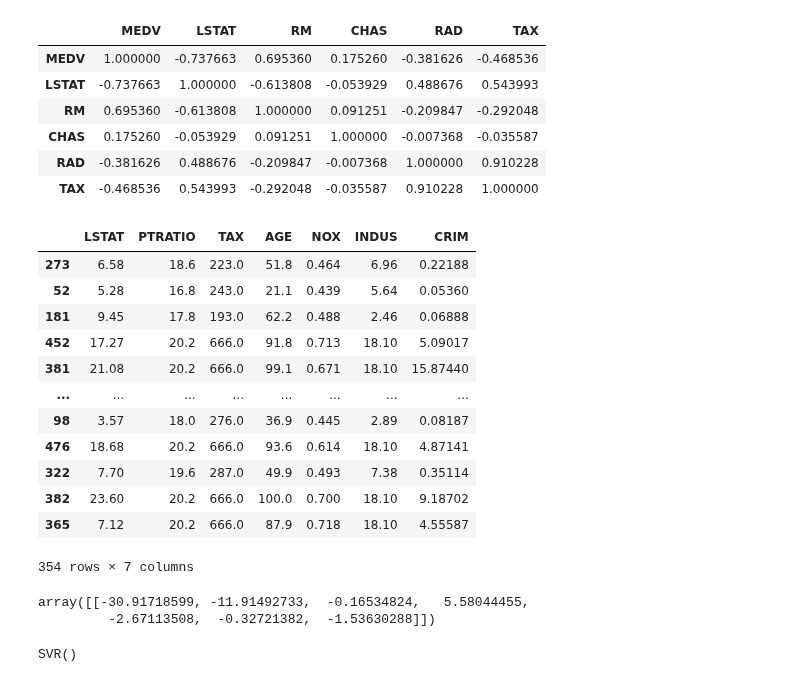
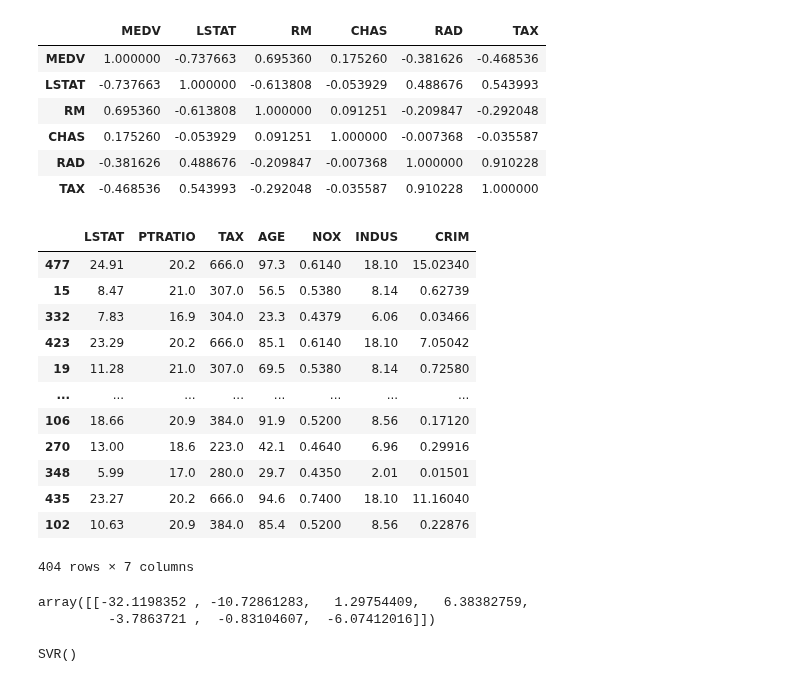
Before and after one commit to teleyun/bigdata, a Jupyter notebook: 예문사_03_빅데이터분석실무.ipynb, the cells around one changed output. Saved outputs shown, nothing was run; the diff lists cells and outputs as text; code cells hidden in the pictures.

```diff
--- a/예문사_03_빅데이터분석실무.ipynb
+++ b/예문사_03_빅데이터분석실무.ipynb
@@ -101,26 +101,26 @@ df_r[['MEDV', 'LSTAT', 'RM', 'CHAS', 'RAD', 'TAX']].corr()
 # %%
 from sklearn.model_selection import train_test_split
 
 X = df_r[['LSTAT', 'PTRATIO', 'TAX', 'AGE', 'NOX', 'INDUS', 'CRIM']]
 y = df_r[['MEDV']]
 
-X_train, X_test, y_train, y_test = train_test_split(X, y, test_size = 0.3, random_state = 123)
+X_train, X_test, y_train, y_test = train_test_split(X, y, test_size = 0.2, random_state = 42)
 
 X_train
 # %% [output]
 |  | LSTAT | PTRATIO | TAX | AGE | NOX | INDUS | CRIM |
-| 273 | 6.58 | 18.6 | 223.0 | 51.8 | 0.464 | 6.96 | 0.22188 |
-| 52 | 5.28 | 16.8 | 243.0 | 21.1 | 0.439 | 5.64 | 0.05360 |
-| 181 | 9.45 | 17.8 | 193.0 | 62.2 | 0.488 | 2.46 | 0.06888 |
-| 452 | 17.27 | 20.2 | 666.0 | 91.8 | 0.713 | 18.10 | 5.09017 |
-| 381 | 21.08 | 20.2 | 666.0 | 99.1 | 0.671 | 18.10 | 15.87440 |
+| 477 | 24.91 | 20.2 | 666.0 | 97.3 | 0.6140 | 18.10 | 15.02340 |
+| 15 | 8.47 | 21.0 | 307.0 | 56.5 | 0.5380 | 8.14 | 0.62739 |
+| 332 | 7.83 | 16.9 | 304.0 | 23.3 | 0.4379 | 6.06 | 0.03466 |
+| 423 | 23.29 | 20.2 | 666.0 | 85.1 | 0.6140 | 18.10 | 7.05042 |
+| 19 | 11.28 | 21.0 | 307.0 | 69.5 | 0.5380 | 8.14 | 0.72580 |
 | ... | ... | ... | ... | ... | ... | ... | ... |
-| 98 | 3.57 | 18.0 | 276.0 | 36.9 | 0.445 | 2.89 | 0.08187 |
-| 476 | 18.68 | 20.2 | 666.0 | 93.6 | 0.614 | 18.10 | 4.87141 |
-| 322 | 7.70 | 19.6 | 287.0 | 49.9 | 0.493 | 7.38 | 0.35114 |
-| 382 | 23.60 | 20.2 | 666.0 | 100.0 | 0.700 | 18.10 | 9.18702 |
-| 365 | 7.12 | 20.2 | 666.0 | 87.9 | 0.718 | 18.10 | 4.55587 |
+| 106 | 18.66 | 20.9 | 384.0 | 91.9 | 0.5200 | 8.56 | 0.17120 |
+| 270 | 13.00 | 18.6 | 223.0 | 42.1 | 0.4640 | 6.96 | 0.29916 |
+| 348 | 5.99 | 17.0 | 280.0 | 29.7 | 0.4350 | 2.01 | 0.01501 |
+| 435 | 23.27 | 20.2 | 666.0 | 94.6 | 0.7400 | 18.10 | 11.16040 |
+| 102 | 10.63 | 20.9 | 384.0 | 85.4 | 0.5200 | 8.56 | 0.22876 |
-354 rows × 7 columns
+404 rows × 7 columns
 # %%
 from sklearn.preprocessing import MinMaxScaler
 scaler = MinMaxScaler()
@@ -133,8 +133,8 @@ model_lr = LinearRegression()
 model_lr.fit(X_train_minmax_scaled, y_train)
 model_lr.coef_
 # %% [output]
-array([[-30.91718599, -11.91492733,  -0.16534824,   5.58044455,
-         -2.67113508,  -0.32721382,  -1.53630288]])
+array([[-32.1198352 , -10.72861283,   1.29754409,   6.38382759,
+         -3.7863721 ,  -0.83104607,  -6.07412016]])
 # %%
 from sklearn.svm import SVR
 model_svr = SVR()
```
Also changed, not shown: parts of 3 cells of this notebook.
